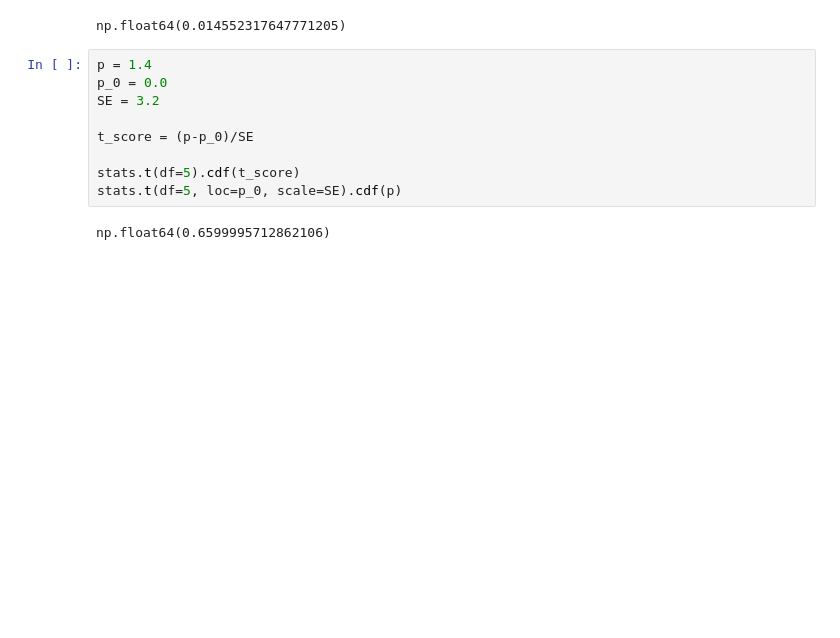
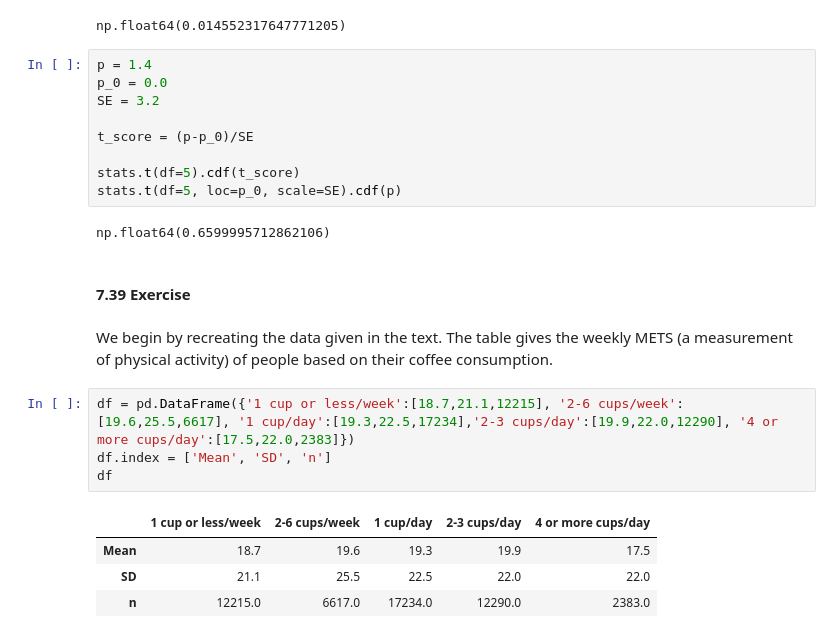
Before and after one commit to ccbarnesni-source/Data-Science-Portfolio, a Jupyter notebook: stats_exercises/OpenIntro Stats Exercises.ipynb, the cells around one changed output. Cells and saved outputs as stored; diff of their text form; blank space fills up the shorter version.

```diff
--- a/stats_exercises/OpenIntro Stats Exercises.ipynb
+++ b/stats_exercises/OpenIntro Stats Exercises.ipynb
@@ -339,3 +339,16 @@ stats.t(df=5).cdf(t_score)
 stats.t(df=5, loc=p_0, scale=SE).cdf(p)
 # %% [output]
 np.float64(0.6599995712862106)
+# %% [markdown]
+#### 7.39 Exercise
+# %% [markdown]
+We begin by recreating the data given in the text. The table gives the weekly METS (a measurement of physical activity) of people based on their coffee consumption.
+# %%
+df = pd.DataFrame({'1 cup or less/week':[18.7,21.1,12215], '2-6 cups/week':[19.6,25.5,6617], '1 cup/day':[19.3,22.5,17234],'2-3 cups/day':[19.9,22.0,12290], '4 or more cups/day':[17.5,22.0,2383]})
+df.index = ['Mean', 'SD', 'n']
+df
+# %% [output]
+|  | 1 cup or less/week | 2-6 cups/week | 1 cup/day | 2-3 cups/day | 4 or more cups/day |
+| Mean | 18.7 | 19.6 | 19.3 | 19.9 | 17.5 |
+| SD | 21.1 | 25.5 | 22.5 | 22.0 | 22.0 |
+| n | 12215.0 | 6617.0 | 17234.0 | 12290.0 | 2383.0 |
```
Also changed, not shown: parts of 33 cells of this notebook.
